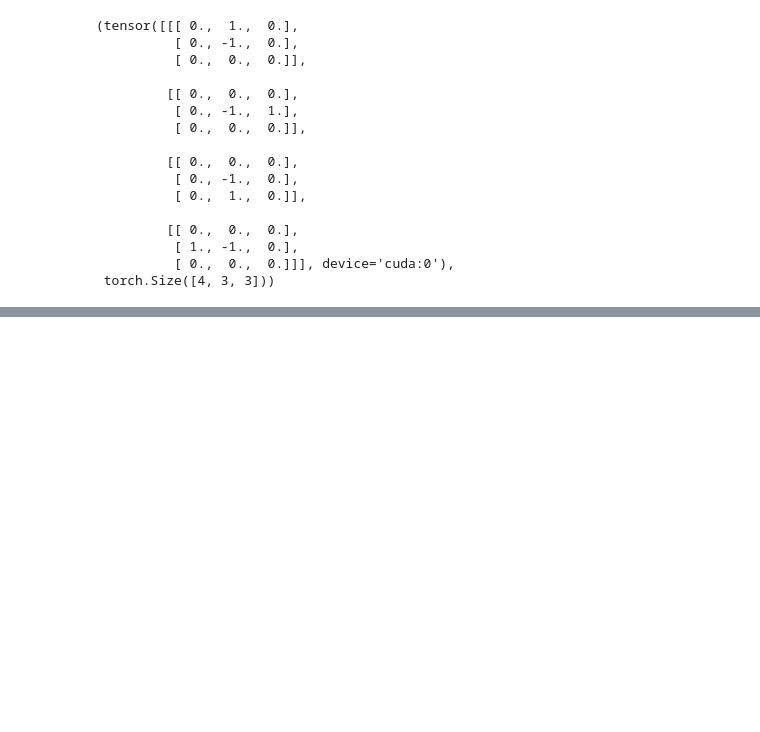
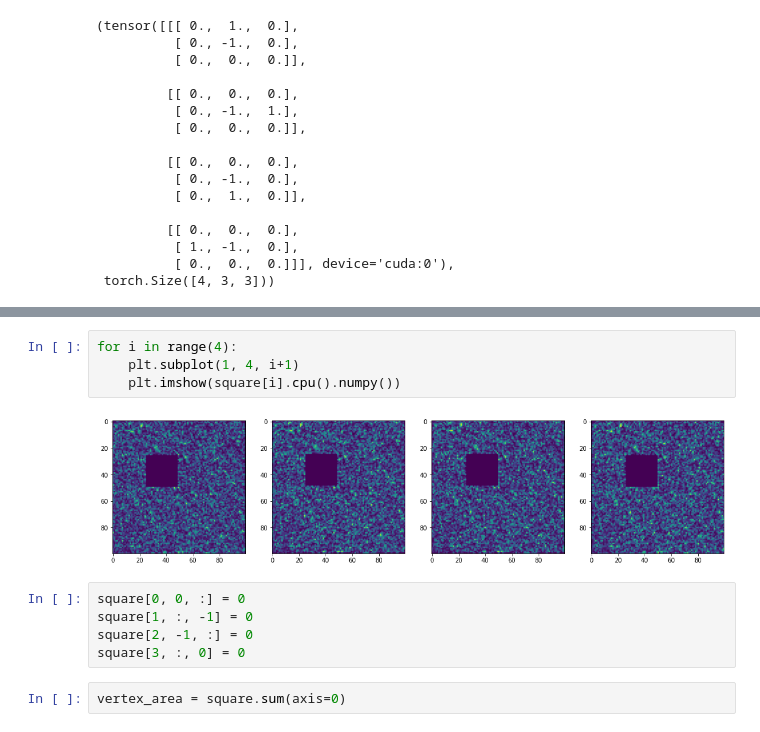
Before and after one commit to adelkaiarullin/shortest-path, a Jupyter notebook: heat.ipynb, the cells around one changed output, grey strips where cells are left out. Drawn from its saved outputs; the diff is of its cells as text; blank space fills up the shorter version.

Commit message:
computed area of vertex

```diff
--- a/heat.ipynb
+++ b/heat.ipynb
@@ -109,0 +110,13 @@ store, store.shape
+# %%
+for i in range(4):
+    plt.subplot(1, 4, i+1)
+    plt.imshow(square[i].cpu().numpy())
+# %% [output]
+[figure, added]
+# %%
+square[0, 0, :] = 0
+square[1, :, -1] = 0
+square[2, -1, :] = 0
+square[3, :, 0] = 0
+# %%
+vertex_area = square.sum(axis=0)
```
Also changed, not shown: parts of 12 cells of this notebook.
